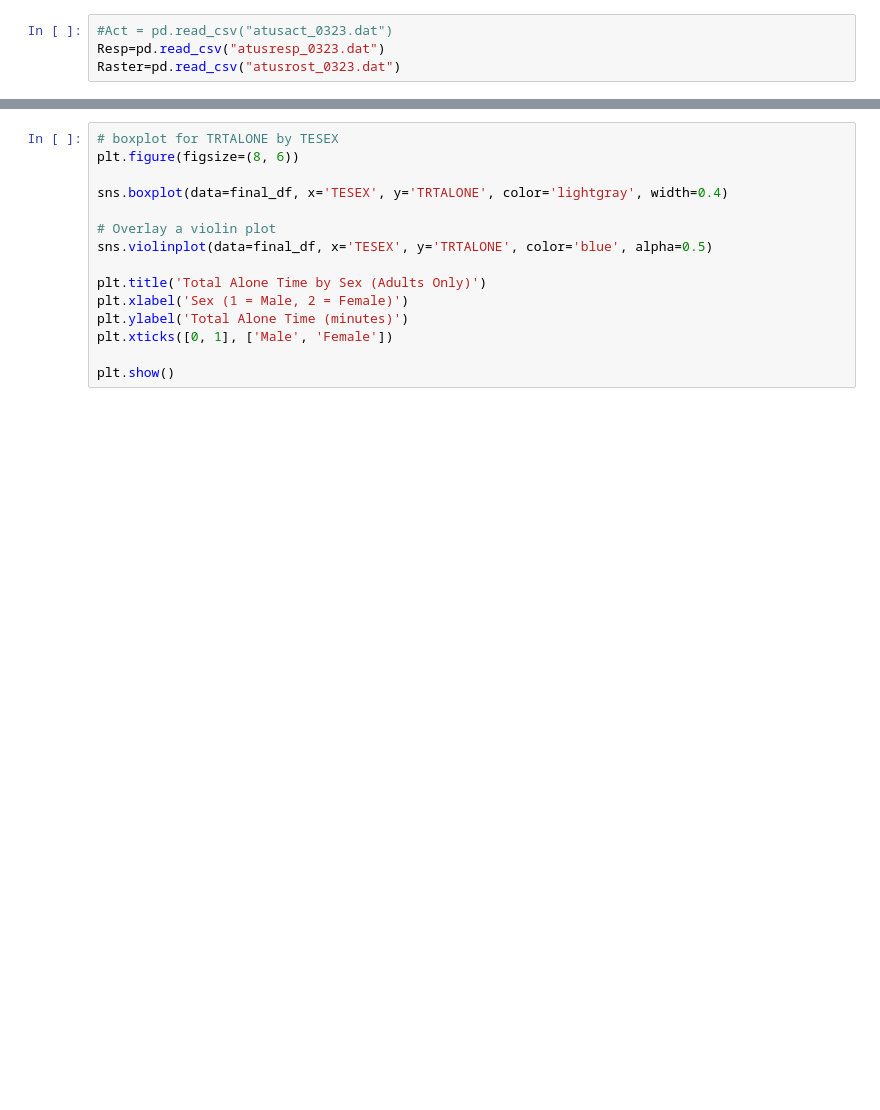
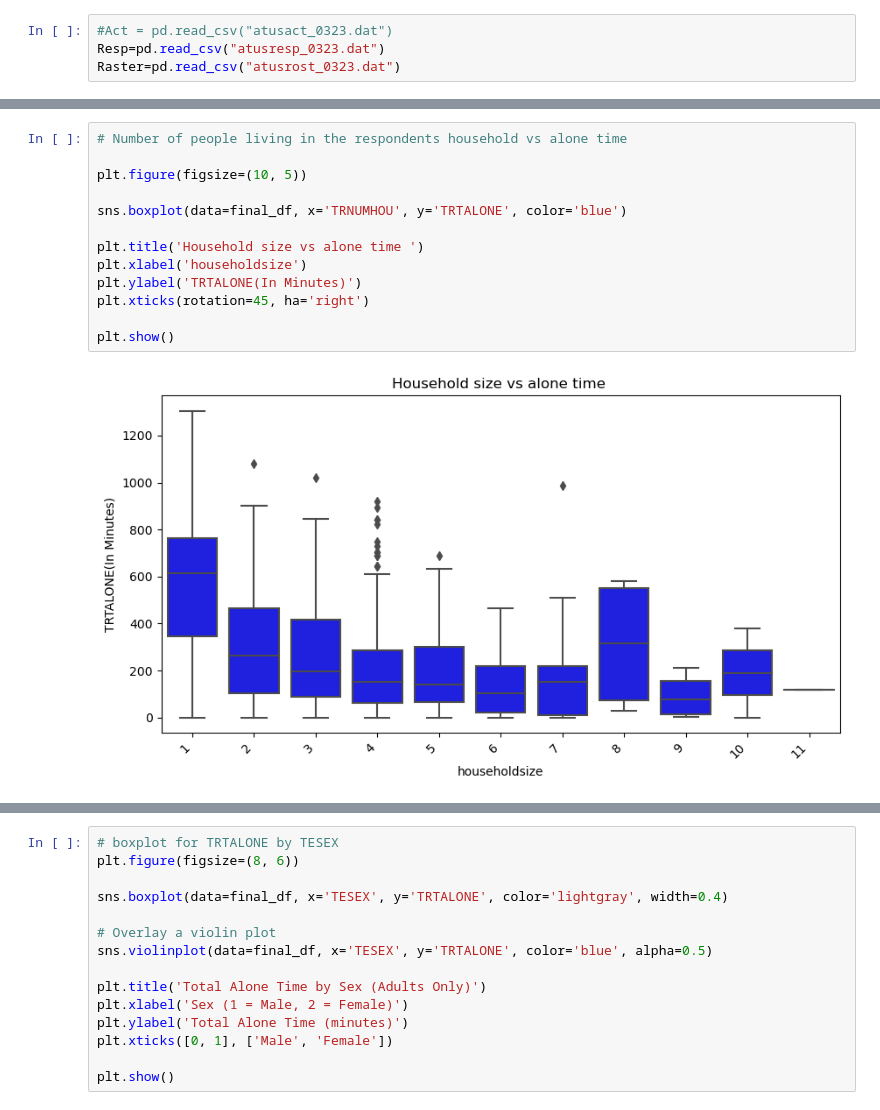
Before and after one commit to nac315/Capstone, a Jupyter notebook: Project1.ipynb, the cells around one changed output, grey strips where cells are left out. Drawn from its saved outputs; the diff is of its cells as text; blank space fills up the shorter version.

```diff
--- a/Project1.ipynb
+++ b/Project1.ipynb
@@ -82,0 +81,15 @@ See the caveats in the documentation: https://pandas.pydata.org/pandas-docs/stab
+# %%
+# Number of people living in the respondents household vs alone time
+
+plt.figure(figsize=(10, 5))
+
+sns.boxplot(data=final_df, x='TRNUMHOU', y='TRTALONE', color='blue')
+
+plt.title('Household size vs alone time ')
+plt.xlabel('householdsize')
+plt.ylabel('TRTALONE(In Minutes)')
+plt.xticks(rotation=45, ha='right')
+
+plt.show()
+# %% [output]
+[figure, added]
```
Also changed, not shown: parts of 30 cells of this notebook.
